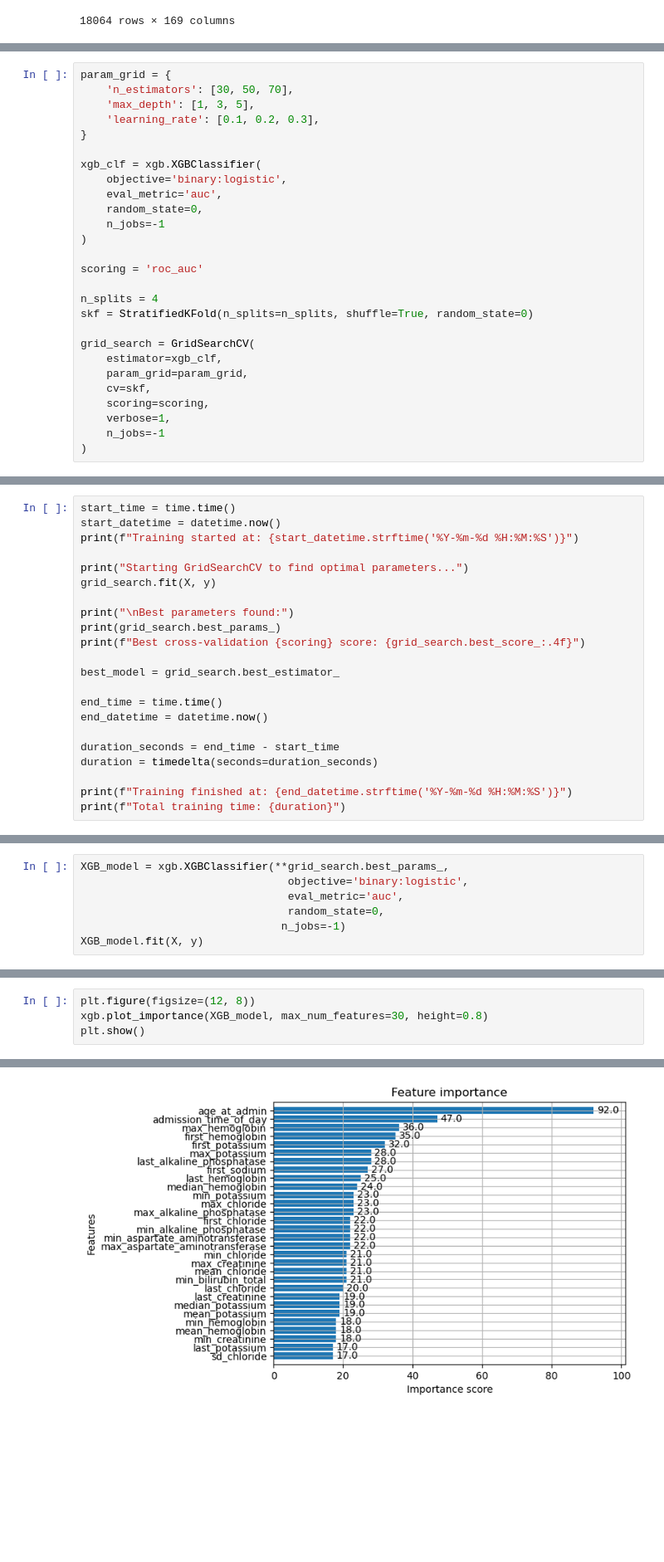
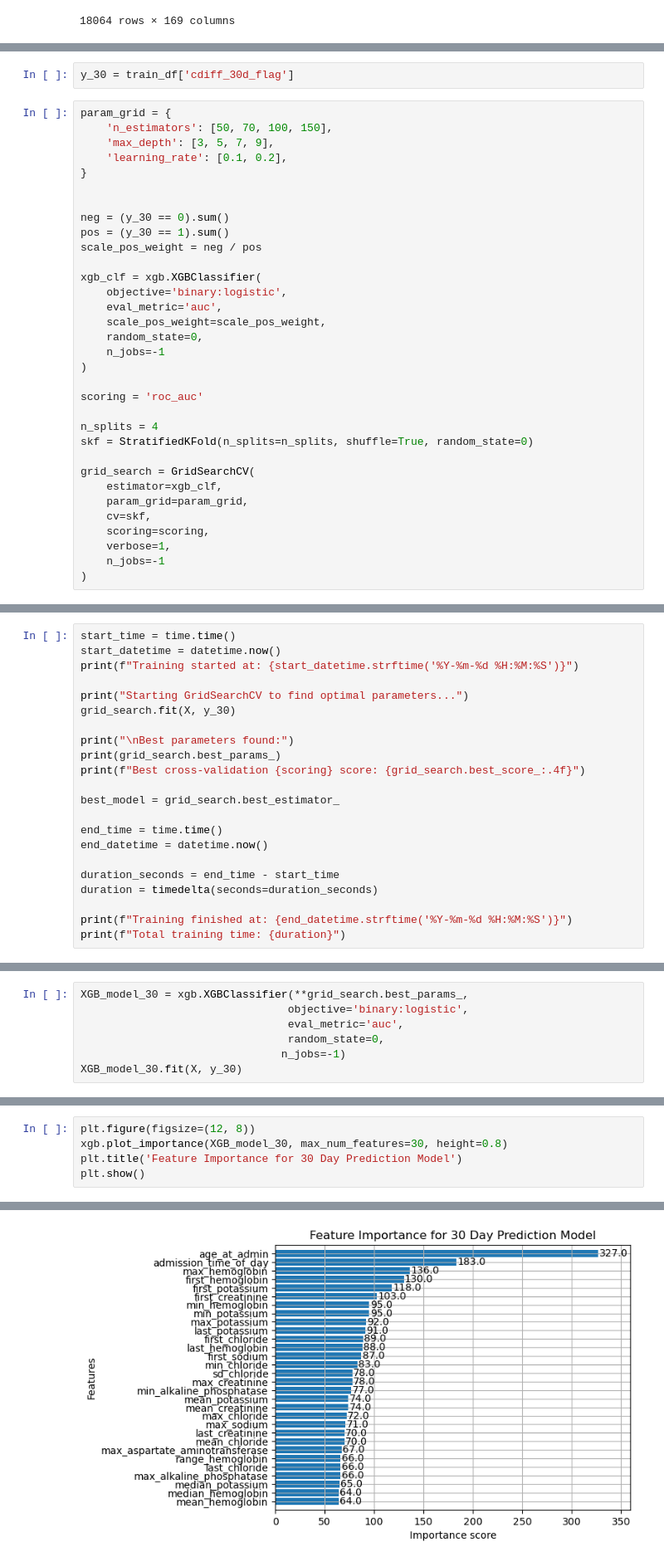
Before and after one commit to aszatrowski/predicting-cdiff, a Jupyter notebook: model_dev_fullset.ipynb, the cells around one changed output, grey strips where cells are left out. Shown at 83% size. Drawn from its saved outputs; the diff is of its cells as text; blank space fills up the shorter version.

Commit message:
train models, sensitivity analysis on xgboost, first outputs

```diff
--- a/model_dev_fullset.ipynb
+++ b/model_dev_fullset.ipynb
@@ -51,13 +45,21 @@ Class imbalance ratio: 1:15.30
+# %%
+y_30 = train_df['cdiff_30d_flag']
 # %%
 param_grid = {
-    'n_estimators': [30, 50, 70],
-    'max_depth': [1, 3, 5],
-    'learning_rate': [0.1, 0.2, 0.3],
+    'n_estimators': [50, 70, 100, 150],
+    'max_depth': [3, 5, 7, 9],
+    'learning_rate': [0.1, 0.2],
 }
+
+
+neg = (y_30 == 0).sum()
+pos = (y_30 == 1).sum()
+scale_pos_weight = neg / pos
 
 xgb_clf = xgb.XGBClassifier(
     objective='binary:logistic',
     eval_metric='auc',
+    scale_pos_weight=scale_pos_weight,
     random_state=0,
     n_jobs=-1
 )
@@ -81,7 +89,7 @@ start_datetime = datetime.now()
 print(f"Training started at: {start_datetime.strftime('%Y-%m-%d %H:%M:%S')}")
 
 print("Starting GridSearchCV to find optimal parameters...")
-grid_search.fit(X, y)
+grid_search.fit(X, y_30)
 
 print("\nBest parameters found:")
 print(grid_search.best_params_)
@@ -110,10 +118,10 @@ Total training time: 0:03:10.938760
 # %%
-XGB_model = xgb.XGBClassifier(**grid_search.best_params_,
+XGB_model_30 = xgb.XGBClassifier(**grid_search.best_params_,
                                 objective='binary:logistic',
                                 eval_metric='auc',
                                 random_state=0,
                                n_jobs=-1)
-XGB_model.fit(X, y)
+XGB_model_30.fit(X, y_30)
 # %% [output]
 XGBClassifier(base_score=None, booster=None, callbacks=None,
               colsample_bylevel=None, colsample_bynode=None,
@@ -158,8 +166,9 @@ ROC AUC: 0.604
 # %%
 plt.figure(figsize=(12, 8))
-xgb.plot_importance(XGB_model, max_num_features=30, height=0.8)
+xgb.plot_importance(XGB_model_30, max_num_features=30, height=0.8)
+plt.title('Feature Importance for 30 Day Prediction Model')
 plt.show()
 # %% [output]
 <Figure size 1200x800 with 0 Axes>
-[figure, old version]
+[figure, new version]
 # %%
```
Also changed, not shown: parts of 36 cells of this notebook, 5 other files.
